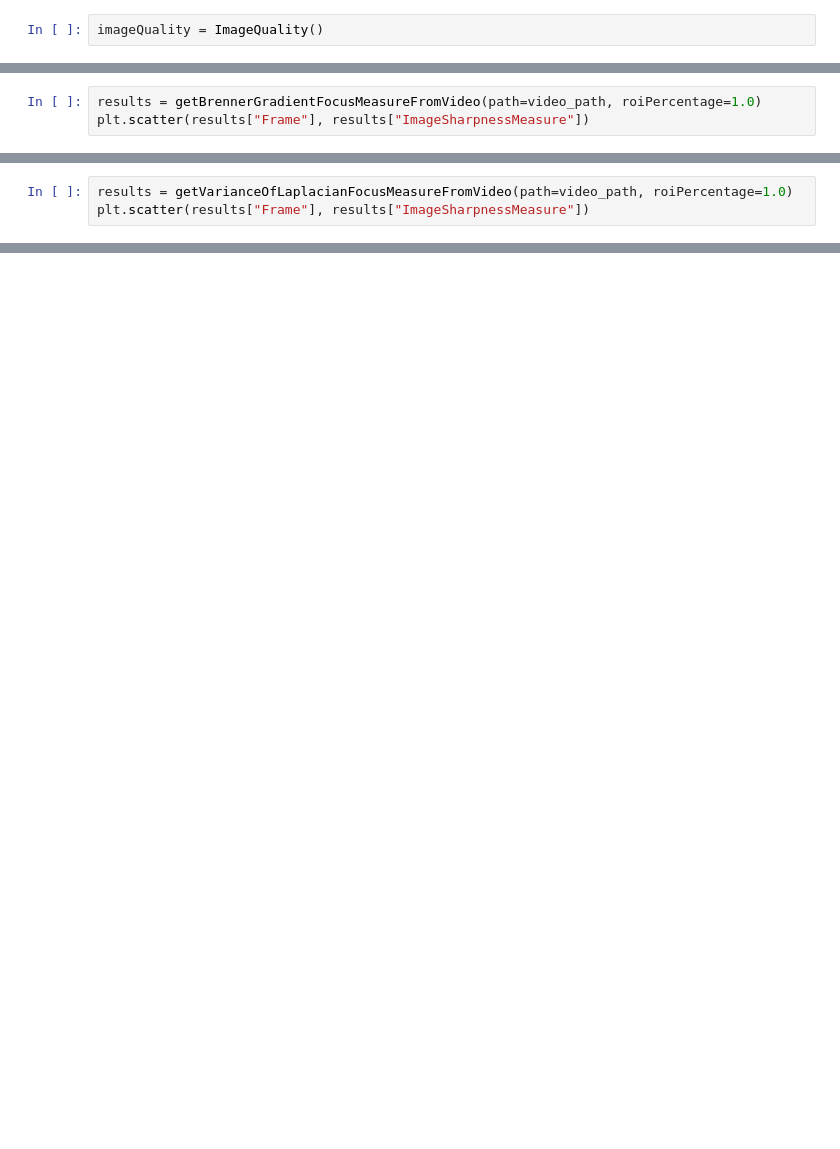
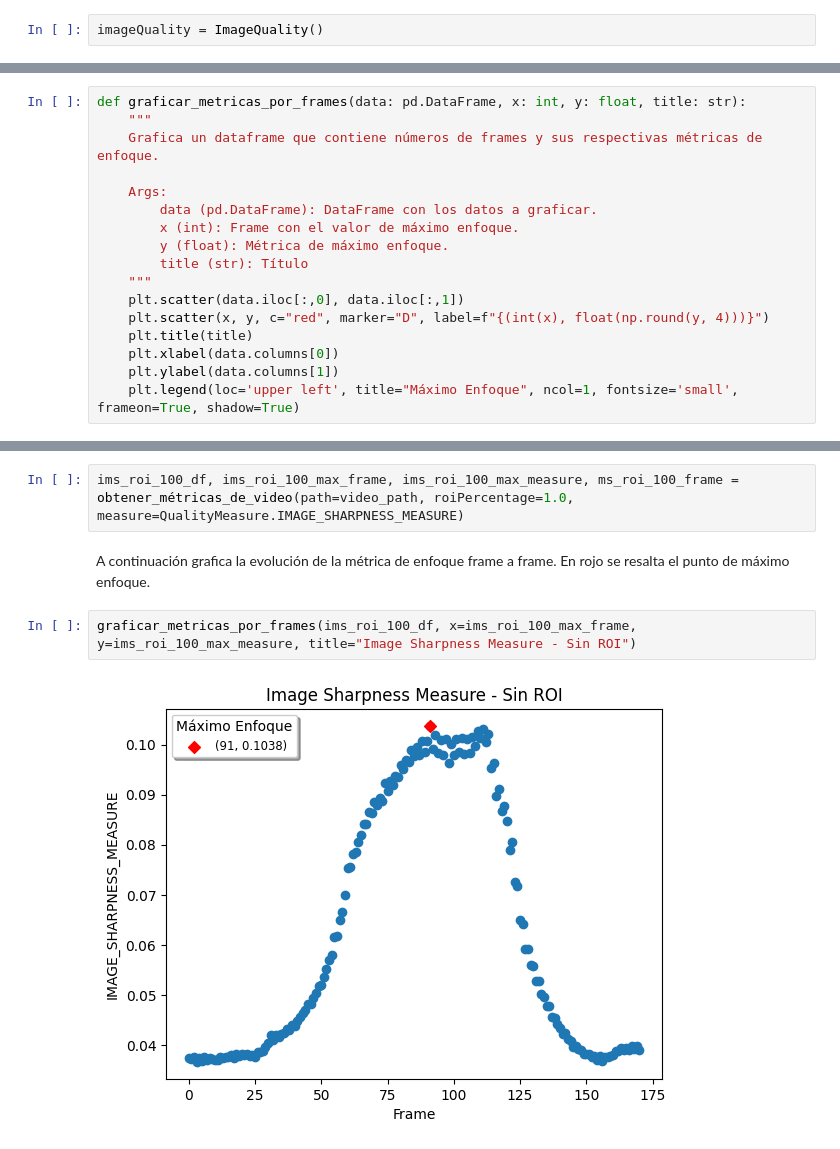
Before and after one commit to gasper-az/vision_computadora_I, a Jupyter notebook: resolucion_tps/TP2/resolucion.ipynb, the cells around one changed output, grey strips where cells are left out. Drawn from its saved outputs; the diff is of its cells as text; blank space fills up the shorter version.

Commit message:
[TP-02] Resolución Punto 1 + comienzo Punto 2

```diff
--- a/resolucion_tps/TP2/resolucion.ipynb
+++ b/resolucion_tps/TP2/resolucion.ipynb
@@ -172,3 +26,0 @@ plt.scatter(results["Frame"], results["ImageSharpnessMeasure"])
-# %%
-results = getBrennerGradientFocusMeasureFromVideo(path=video_path, roiPercentage=1.0)
-plt.scatter(results["Frame"], results["ImageSharpnessMeasure"])
@@ -178,3 +26,0 @@ plt.scatter(results["Frame"], results["ImageSharpnessMeasure"])
-# %%
-results = getVarianceOfLaplacianFocusMeasureFromVideo(path=video_path, roiPercentage=1.0)
-plt.scatter(results["Frame"], results["ImageSharpnessMeasure"])
@@ -183,0 +106,17 @@ plt.scatter(results["Frame"], results["ImageSharpnessMeasure"])
+# %%
+def graficar_metricas_por_frames(data: pd.DataFrame, x: int, y: float, title: str):
+    """
+    Grafica un dataframe que contiene números de frames y sus respectivas métricas de enfoque.
+
+    Args:
+        data (pd.DataFrame): DataFrame con los datos a graficar.
+        x (int): Frame con el valor de máximo enfoque.
+        y (float): Métrica de máximo enfoque.
+        title (str): Título
+    """
+    plt.scatter(data.iloc[:,0], data.iloc[:,1])
+    plt.scatter(x, y, c="red", marker="D", label=f"{(int(x), float(np.round(y, 4)))}")
+    plt.title(title)
+    plt.xlabel(data.columns[0])
+    plt.ylabel(data.columns[1])
+    plt.legend(loc='upper left', title="Máximo Enfoque", ncol=1, fontsize='small', frameon=True, shadow=True)
@@ -183,0 +150,8 @@ plt.scatter(results["Frame"], results["ImageSharpnessMeasure"])
+# %%
+ims_roi_100_df, ims_roi_100_max_frame, ims_roi_100_max_measure, ms_roi_100_frame = obtener_métricas_de_video(path=video_path, roiPercentage=1.0, measure=QualityMeasure.IMAGE_SHARPNESS_MEASURE)
+# %% [markdown]
+A continuación grafica la evolución de la métrica de enfoque frame a frame. En rojo se resalta el punto de máximo enfoque.
+# %%
+graficar_metricas_por_frames(ims_roi_100_df, x=ims_roi_100_max_frame, y=ims_roi_100_max_measure, title="Image Sharpness Measure - Sin ROI")
+# %% [output]
+[figure, added]
```
Also changed, not shown: parts of 70 cells of this notebook, 2 other files.
